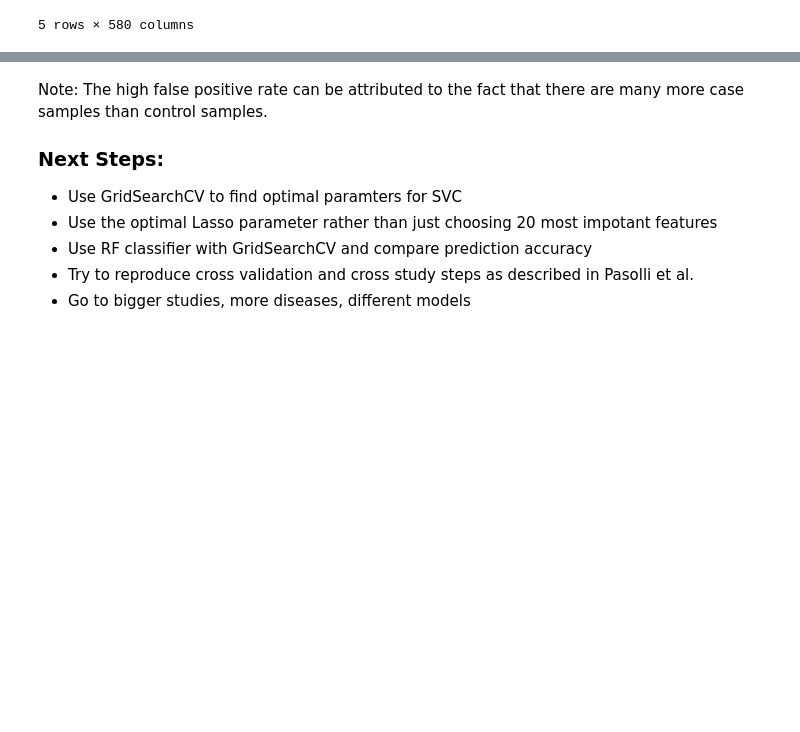
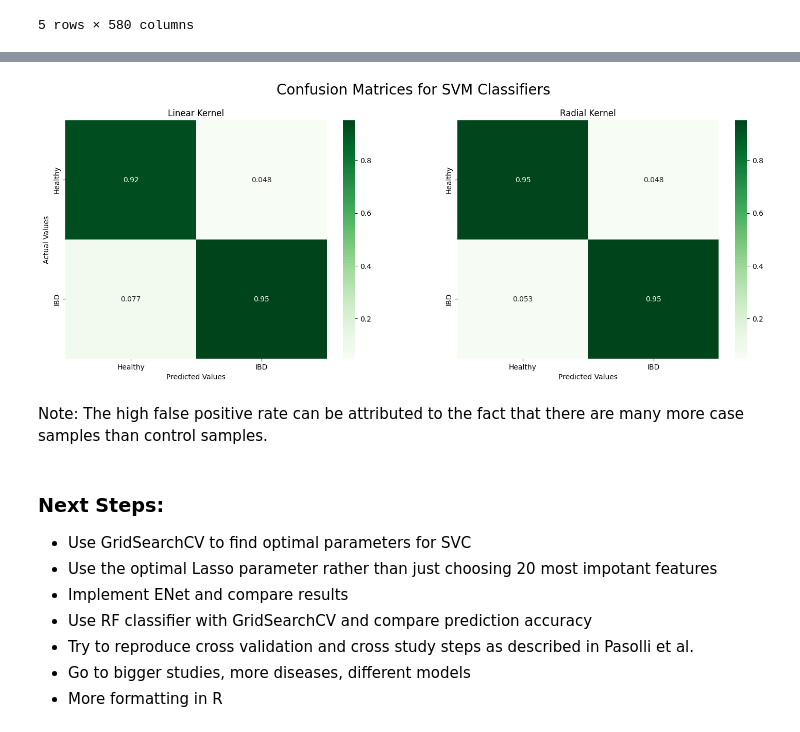
Before and after one commit to wvirany/microbiome, a Jupyter notebook: rel_abundance.ipynb, the cells around one changed output, grey strips where cells are left out. Drawn from its saved outputs; the diff is of its cells as text; code cells hidden in the pictures; blank space fills up the shorter version.

```diff
--- a/rel_abundance.ipynb
+++ b/rel_abundance.ipynb
@@ -152,0 +159,4 @@ ax.set_title('Confusion Matrix for IBD Prediction with SVM');
+# %%
+radial_pred = svm_radial.predict(X_test)
+
+print(classification_report(y_test, radial_pred))
@@ -153,9 +172,44 @@ ax.set_title('Confusion Matrix for IBD Prediction with SVM');
+# %%
+# Creating a confusion matrix for both linear and radial SVM classifier
+fig, axes = plt.subplots(nrows=1, ncols=2, figsize=(18,6))
+
+c = confusion_matrix(y_test, linear_pred, normalize='pred')
+axes[0] = sns.heatmap(c,
+                      annot=True,
+                      cmap='Greens',
+                      xticklabels=['Healthy', 'IBD'],
+                      yticklabels=['Healthy', 'IBD'],
+                      cbar=True,
+                      ax=axes[0]);
+
+axes[0].set_ylabel('Actual Values')
+axes[0].set_xlabel('Predicted Values')
+axes[0].set_title('Linear Kernel');
+
+c = confusion_matrix(y_test, radial_pred, normalize='pred')
+axes[1] = sns.heatmap(c,
+                      annot=True,
+                      cmap='Greens',
+                      xticklabels=['Healthy', 'IBD'],
+                      yticklabels=['Healthy', 'IBD'],
+                      cbar=True,
+                      ax=axes[1]);
+
+axes[0].set_ylabel('Actual Values')
+axes[1].set_xlabel('Predicted Values')
+axes[1].set_title('Radial Kernel');
+
+fig.suptitle('Confusion Matrices for SVM Classifiers', y=1, fontsize=20);
+# %% [output]
+[figure, added]
+# %% [markdown]
+Note: The high false positive rate can be attributed to the fact that there are many more case samples than control samples.
 # %% [markdown]
-Note: The high false positive rate can be attributed to the fact that there are many more case samples than control samples.
-
 ### Next Steps:
-* Use GridSearchCV to find optimal paramters for SVC
+* Use GridSearchCV to find optimal parameters for SVC
 * Use the optimal Lasso parameter rather than just choosing 20 most impotant features
+* Implement ENet and compare results
 * Use RF classifier with GridSearchCV and compare prediction accuracy
 * Try to reproduce cross validation and cross study steps as described in Pasolli et al.
 * Go to bigger studies, more diseases, different models
+* More formatting in R
```
Also changed, not shown: parts of 12 cells of this notebook.
